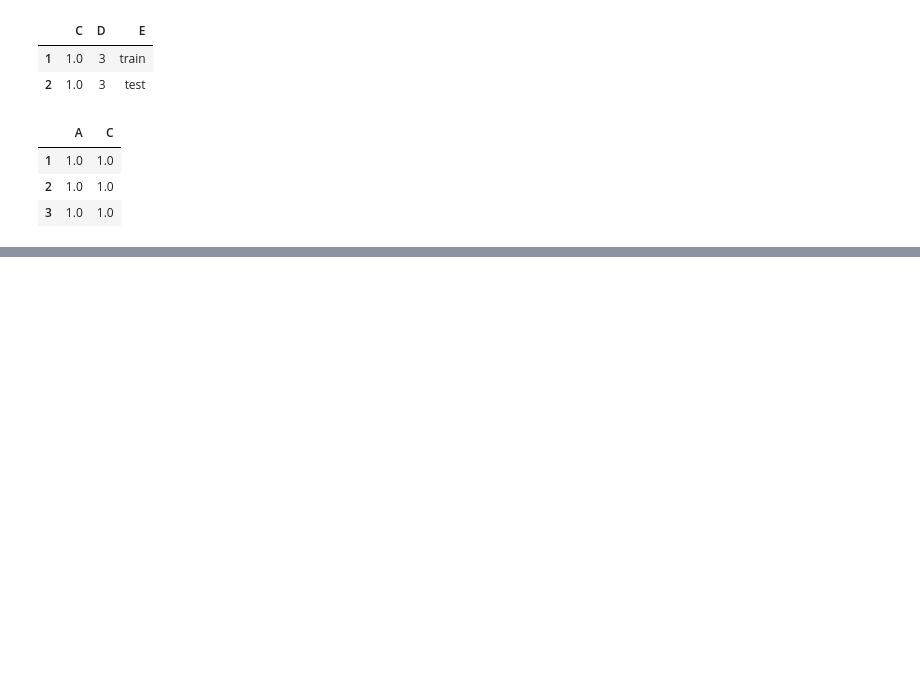
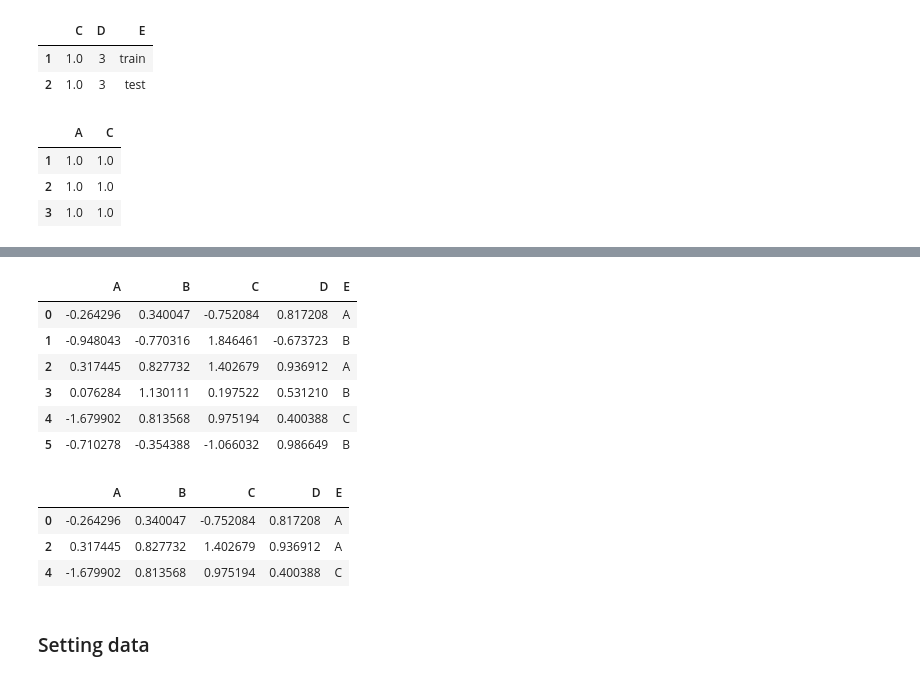
Before and after one commit to AIP-GIT/WIP, a Jupyter notebook: pandas/Amit_Pandas-1.ipynb, the cells around one changed output, grey strips where cells are left out. Cells and saved outputs as stored; diff of their text form; code cells hidden in the pictures; blank space fills up the shorter version.

```diff
--- a/pandas/Amit_Pandas-1.ipynb
+++ b/pandas/Amit_Pandas-1.ipynb
@@ -194,0 +221,21 @@ df2.iloc[[1, 2, 3], [0, 2]]
+# %%
+df = pd.DataFrame(np.random.randn(6,4),columns=list("ABCD"))
+df["E"] = list("ABABCB")
+df
+# %% [output]
+|  | A | B | C | D | E |
+| 0 | -0.264296 | 0.340047 | -0.752084 | 0.817208 | A |
+| 1 | -0.948043 | -0.770316 | 1.846461 | -0.673723 | B |
+| 2 | 0.317445 | 0.827732 | 1.402679 | 0.936912 | A |
+| 3 | 0.076284 | 1.130111 | 0.197522 | 0.531210 | B |
+| 4 | -1.679902 | 0.813568 | 0.975194 | 0.400388 | C |
+| 5 | -0.710278 | -0.354388 | -1.066032 | 0.986649 | B |
+# %%
+df[df["E"].isin(["A","C"])] # isin for filtering in pandas
+# %% [output]
+|  | A | B | C | D | E |
+| 0 | -0.264296 | 0.340047 | -0.752084 | 0.817208 | A |
+| 2 | 0.317445 | 0.827732 | 1.402679 | 0.936912 | A |
+| 4 | -1.679902 | 0.813568 | 0.975194 | 0.400388 | C |
+# %% [markdown]
+### Setting data
```
Also changed, not shown: parts of 17 cells of this notebook.
